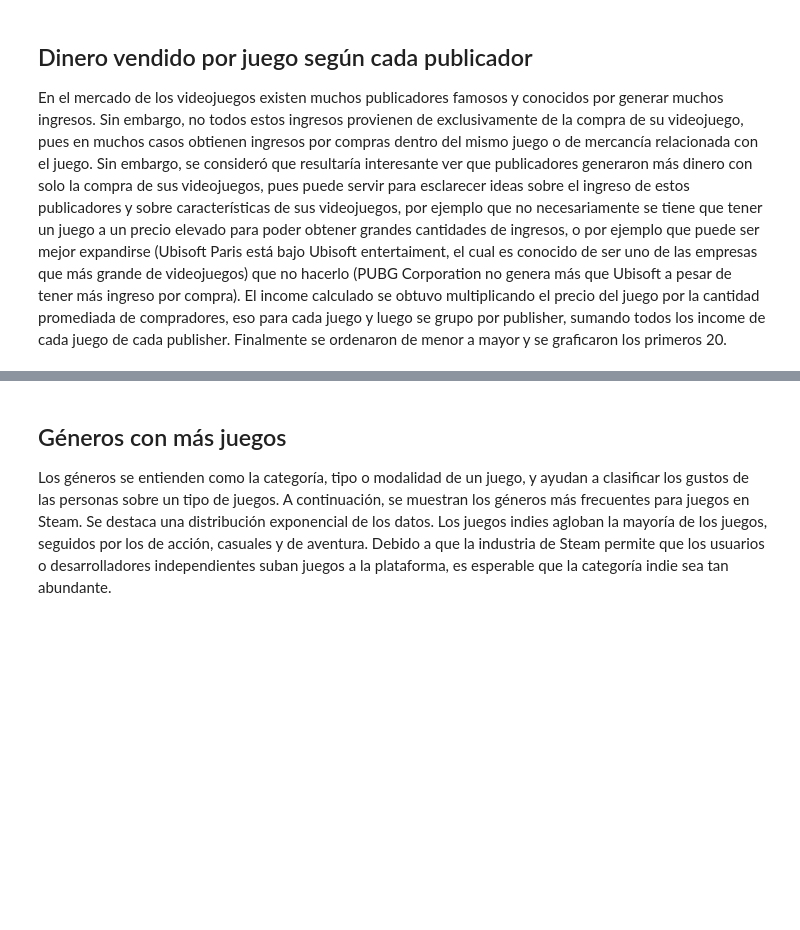
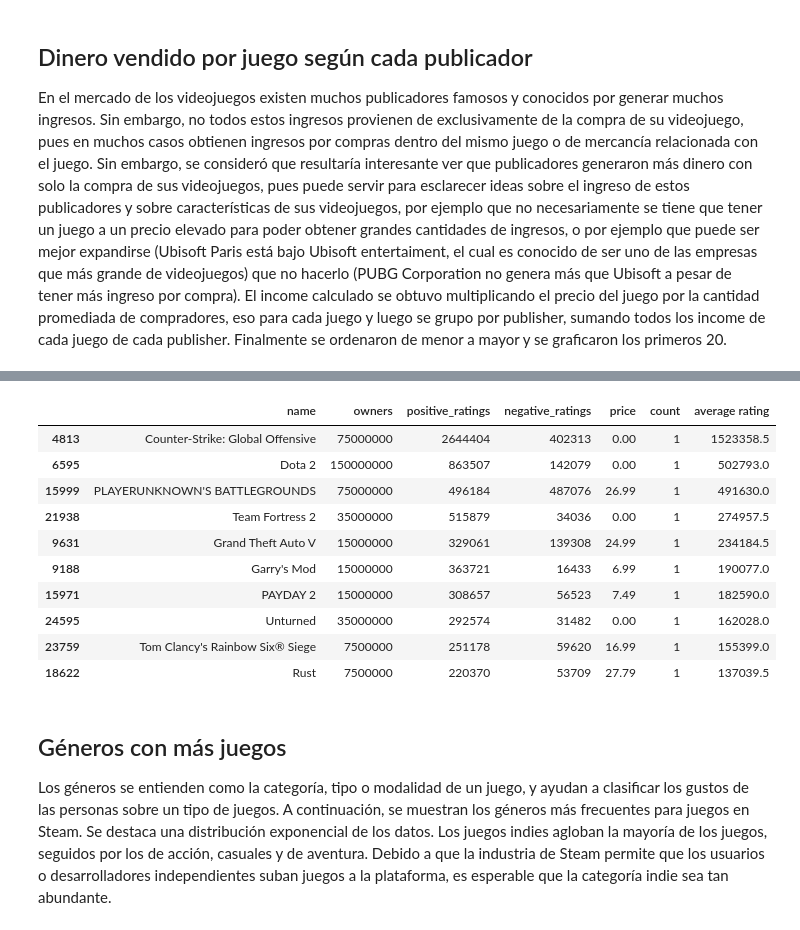
Before and after one commit to SimonSanfeliu/grupo_10_data_mining, a Jupyter notebook: Hito 2.ipynb, the cells around one changed output, grey strips where cells are left out. Cells and saved outputs as stored; diff of their text form; code cells hidden in the pictures; blank space fills up the shorter version.

```diff
--- a/Hito 2.ipynb
+++ b/Hito 2.ipynb
@@ -147,3 +178,22 @@ En el mercado de los videojuegos existen muchos publicadores famosos y conocidos
+# %%
+popular_games = steam.groupby(['name','owners','positive_ratings','negative_ratings','price'])
+popular_games = popular_games.size().reset_index(name='count')
+popular_games['average rating'] = (popular_games['positive_ratings'] + popular_games['negative_ratings'])/2
+
+popular_games = popular_games.sort_values(by=['average rating'], ascending=False)
+popular_games.head(10)
+# %% [output]
+|  | name | owners | positive_ratings | negative_ratings | price | count | average rating |
+| 4813 | Counter-Strike: Global Offensive | 75000000 | 2644404 | 402313 | 0.00 | 1 | 1523358.5 |
+| 6595 | Dota 2 | 150000000 | 863507 | 142079 | 0.00 | 1 | 502793.0 |
+| 15999 | PLAYERUNKNOWN'S BATTLEGROUNDS | 75000000 | 496184 | 487076 | 26.99 | 1 | 491630.0 |
+| 21938 | Team Fortress 2 | 35000000 | 515879 | 34036 | 0.00 | 1 | 274957.5 |
+| 9631 | Grand Theft Auto V | 15000000 | 329061 | 139308 | 24.99 | 1 | 234184.5 |
+| 9188 | Garry's Mod | 15000000 | 363721 | 16433 | 6.99 | 1 | 190077.0 |
+| 15971 | PAYDAY 2 | 15000000 | 308657 | 56523 | 7.49 | 1 | 182590.0 |
+| 24595 | Unturned | 35000000 | 292574 | 31482 | 0.00 | 1 | 162028.0 |
+| 23759 | Tom Clancy's Rainbow Six® Siege | 7500000 | 251178 | 59620 | 16.99 | 1 | 155399.0 |
+| 18622 | Rust | 7500000 | 220370 | 53709 | 27.79 | 1 | 137039.5 |
 # %% [markdown]
 ## Géneros con más juegos
 
```
Also changed, not shown: parts of 3 cells of this notebook.
